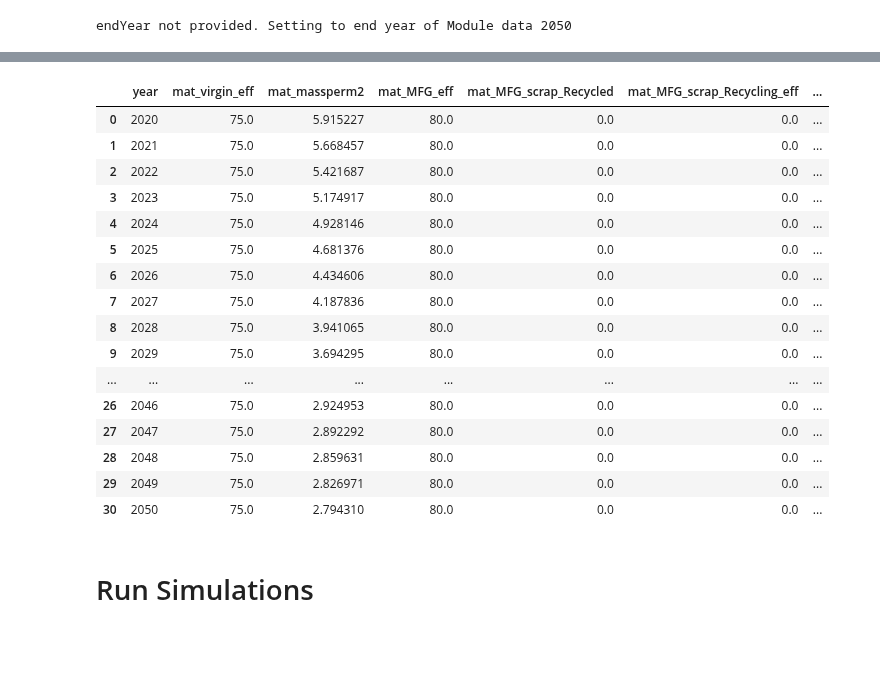
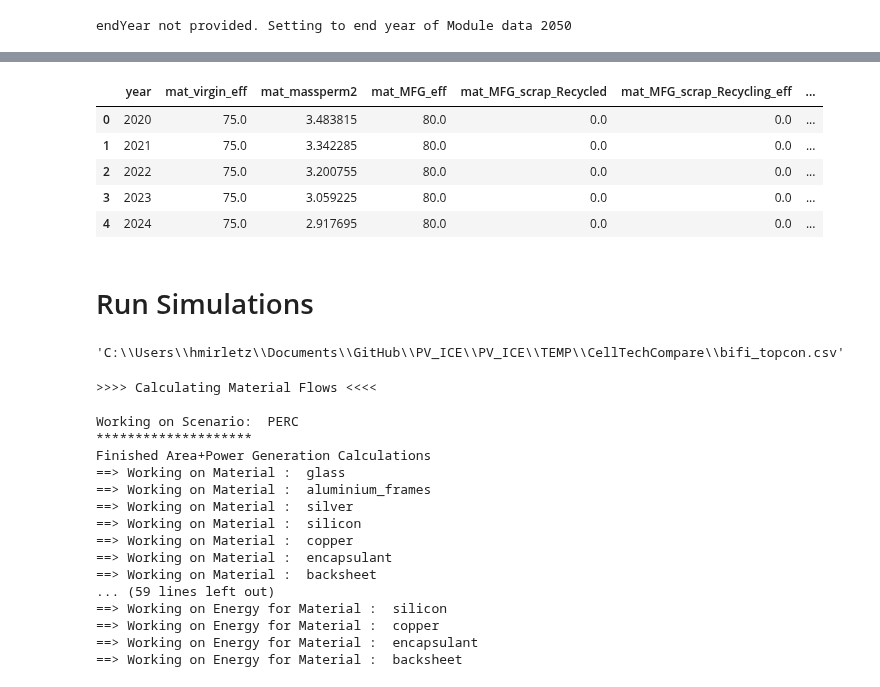
Before and after one commit to NREL/PV_ICE, a Jupyter notebook: docs/tutorials/16 - PERC vs SHJ vs TOPCon.ipynb, the cells around one changed output, grey strips where cells are left out. Drawn from its saved outputs; the diff is of its cells as text; code cells hidden in the pictures; blank space fills up the shorter version.

```diff
--- a/docs/tutorials/16 - PERC vs SHJ vs TOPCon.ipynb
+++ b/docs/tutorials/16 - PERC vs SHJ vs TOPCon.ipynb
@@ -318,26 +325,44 @@ sim1.scenario[scen].dataIn_m
 # %%
-sim1.scenario[scen].material['silver'].matdataIn_m
+sim1.scenario['PERC'].material['silver'].matdataIn_m.head()
 # %% [output]
 |  | year | mat_virgin_eff | mat_massperm2 | mat_MFG_eff | mat_MFG_scrap_Recycled | mat_MFG_scrap_Recycling_eff | ... |
-| 0 | 2020 | 75.0 | 5.915227 | 80.0 | 0.0 | 0.0 | ... |
-| 1 | 2021 | 75.0 | 5.668457 | 80.0 | 0.0 | 0.0 | ... |
-| 2 | 2022 | 75.0 | 5.421687 | 80.0 | 0.0 | 0.0 | ... |
-| 3 | 2023 | 75.0 | 5.174917 | 80.0 | 0.0 | 0.0 | ... |
-| 4 | 2024 | 75.0 | 4.928146 | 80.0 | 0.0 | 0.0 | ... |
-| 5 | 2025 | 75.0 | 4.681376 | 80.0 | 0.0 | 0.0 | ... |
-| 6 | 2026 | 75.0 | 4.434606 | 80.0 | 0.0 | 0.0 | ... |
-| 7 | 2027 | 75.0 | 4.187836 | 80.0 | 0.0 | 0.0 | ... |
-| 8 | 2028 | 75.0 | 3.941065 | 80.0 | 0.0 | 0.0 | ... |
-| 9 | 2029 | 75.0 | 3.694295 | 80.0 | 0.0 | 0.0 | ... |
-| ... | ... | ... | ... | ... | ... | ... | ... |
-| 26 | 2046 | 75.0 | 2.924953 | 80.0 | 0.0 | 0.0 | ... |
-| 27 | 2047 | 75.0 | 2.892292 | 80.0 | 0.0 | 0.0 | ... |
-| 28 | 2048 | 75.0 | 2.859631 | 80.0 | 0.0 | 0.0 | ... |
-| 29 | 2049 | 75.0 | 2.826971 | 80.0 | 0.0 | 0.0 | ... |
-| 30 | 2050 | 75.0 | 2.794310 | 80.0 | 0.0 | 0.0 | ... |
+| 0 | 2020 | 75.0 | 3.483815 | 80.0 | 0.0 | 0.0 | ... |
+| 1 | 2021 | 75.0 | 3.342285 | 80.0 | 0.0 | 0.0 | ... |
+| 2 | 2022 | 75.0 | 3.200755 | 80.0 | 0.0 | 0.0 | ... |
+| 3 | 2023 | 75.0 | 3.059225 | 80.0 | 0.0 | 0.0 | ... |
+| 4 | 2024 | 75.0 | 2.917695 | 80.0 | 0.0 | 0.0 | ... |
 # %% [markdown]
 # Run Simulations
+# %%
+scennames
+bifi_perc_path
+bifi_shj_path
+bifi_topcon_path
+# %% [output]
+'C:\\Users\\hmirletz\\Documents\\GitHub\\PV_ICE\\PV_ICE\\TEMP\\CellTechCompare\\bifi_topcon.csv'
 # %%
-bifiFactors
+sim1.calculateFlows(scenarios='PERC', bifacialityfactors=bifi_perc_path)
+sim1.calculateFlows(scenarios='SHJ', bifacialityfactors=bifi_shj_path)
+sim1.calculateFlows(scenarios='TOPCon', bifacialityfactors=bifi_topcon_path)
 
-sim1.calculateFlows(bifacialityfactors=bifi[scen]) #modify bifi factors at calc flows
+perc_yearly, perc_cum = sim1.aggregateResults(scenarios='PERC')
+shj_yearly, shj_cum = sim1.aggregateResults(scenarios='SHJ')
+topcon_yearly, topcon_cum = sim1.aggregateResults(scenarios='TOPCon')
+# %% [output]
+>>>> Calculating Material Flows <<<<
+
+Working on Scenario:  PERC
+********************
+Finished Area+Power Generation Calculations
+==> Working on Material :  glass
+==> Working on Material :  aluminium_frames
+==> Working on Material :  silver
+==> Working on Material :  silicon
+==> Working on Material :  copper
+==> Working on Material :  encapsulant
+==> Working on Material :  backsheet
+... (59 lines left out)
+==> Working on Energy for Material :  silicon
+==> Working on Energy for Material :  copper
+==> Working on Energy for Material :  encapsulant
+==> Working on Energy for Material :  backsheet
```
Also changed, not shown: parts of 21 cells of this notebook, 2 other files.
